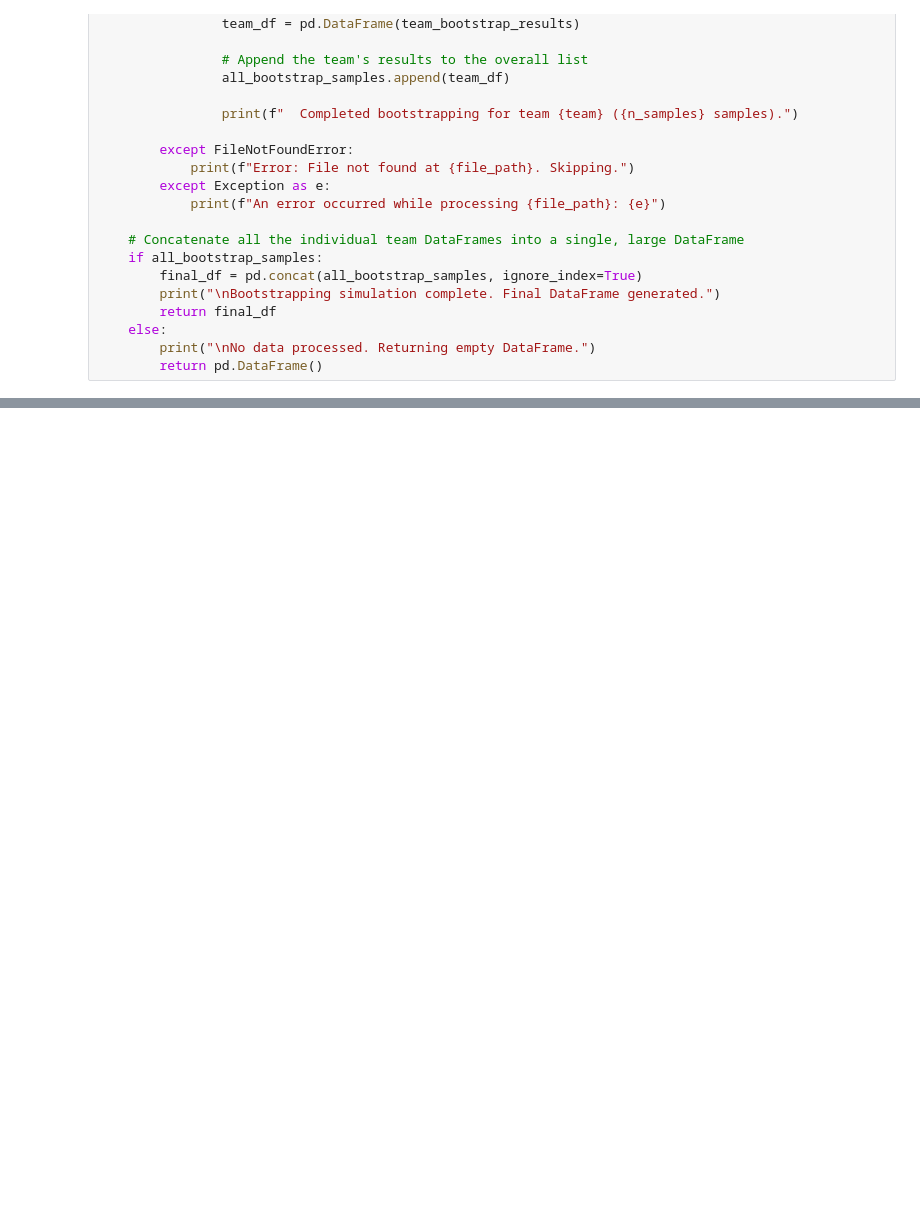
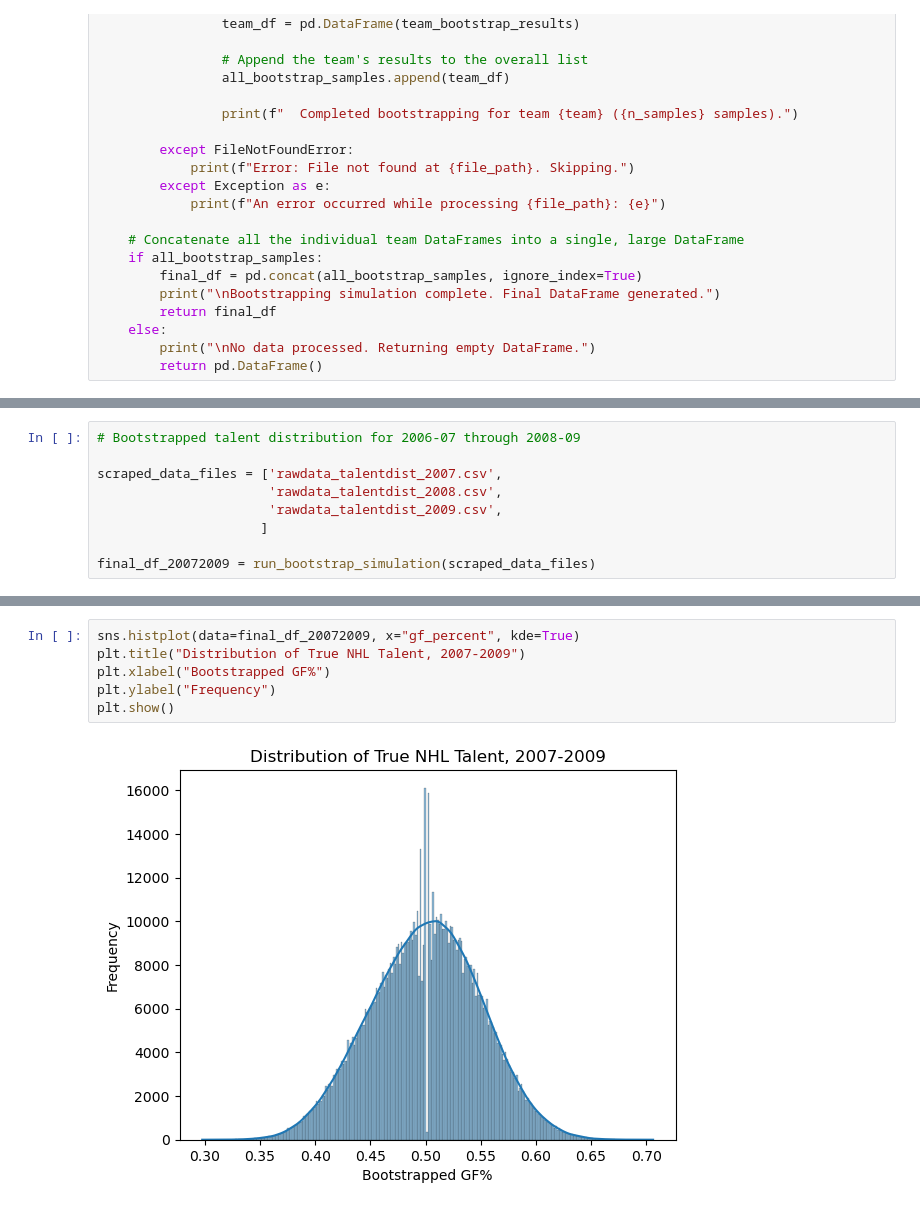
Before and after one commit to datacritic-ne/likensproject, a Jupyter notebook: Bootstrapping True Talent Distributions.ipynb, the cells around one changed output, grey strips where cells are left out. Saved outputs shown, nothing was run; the diff lists cells and outputs as text; blank space fills up the shorter version.

```diff
--- a/Bootstrapping True Talent Distributions.ipynb
+++ b/Bootstrapping True Talent Distributions.ipynb
@@ -106,0 +204,9 @@ scraped_data_files = ['scraping_talentdist_200506.csv']
+# %%
+# Bootstrapped talent distribution for 2006-07 through 2008-09
+
+scraped_data_files = ['rawdata_talentdist_2007.csv',
+                      'rawdata_talentdist_2008.csv',
+                      'rawdata_talentdist_2009.csv',
+                     ]
+
+final_df_20072009 = run_bootstrap_simulation(scraped_data_files)
@@ -106,0 +231,8 @@ scraped_data_files = ['scraping_talentdist_200506.csv']
+# %%
+sns.histplot(data=final_df_20072009, x="gf_percent", kde=True)
+plt.title("Distribution of True NHL Talent, 2007-2009")
+plt.xlabel("Bootstrapped GF%")
+plt.ylabel("Frequency")
+plt.show()
+# %% [output]
+[figure, added]
```
Also changed, not shown: parts of 66 cells of this notebook, 5 other files.
